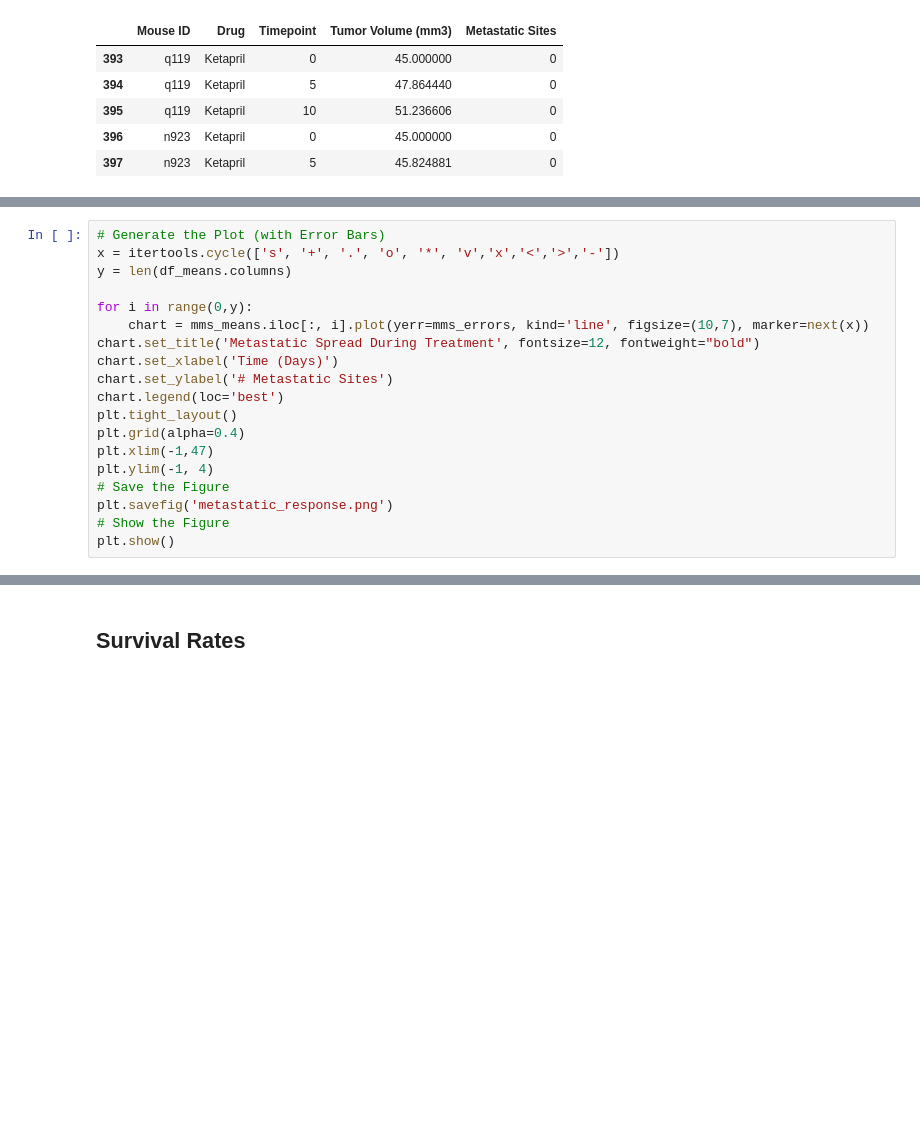
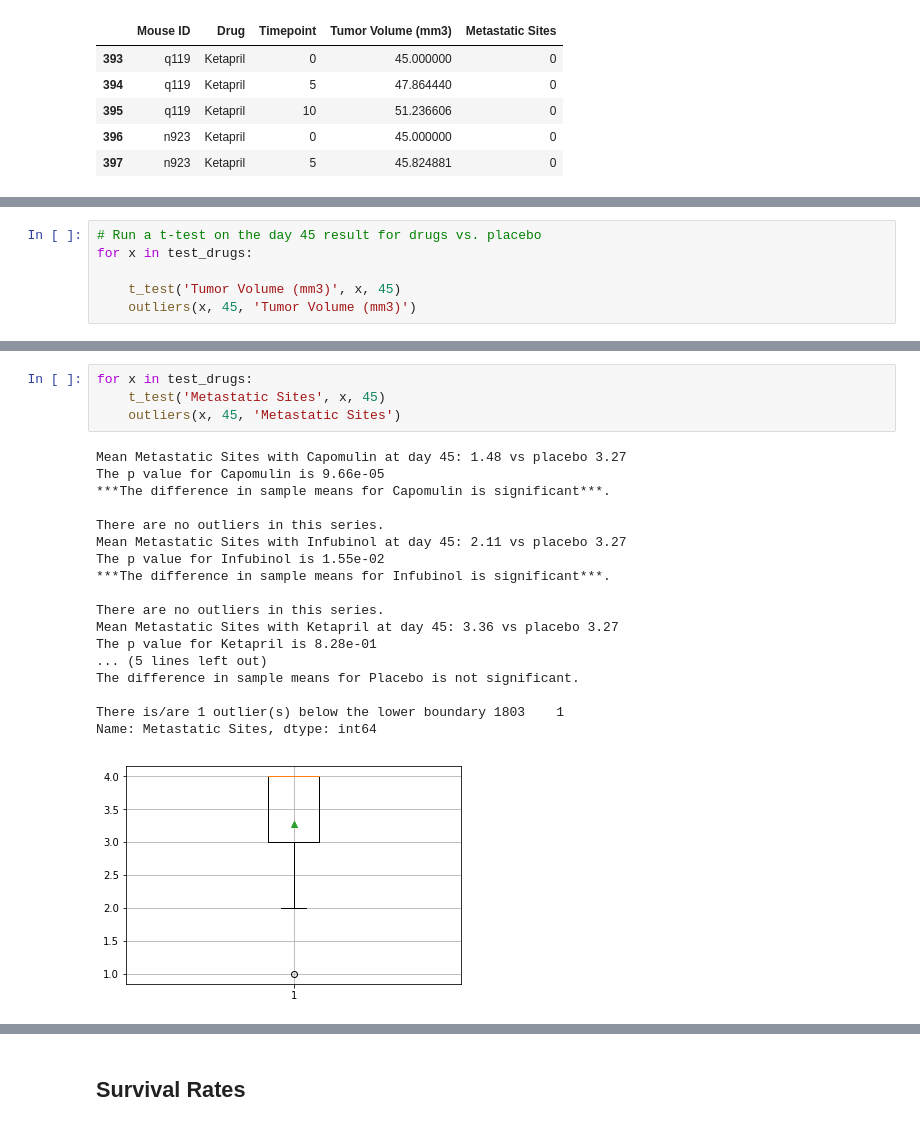
Before and after one commit to lweislo/Homework-5, a Jupyter notebook: weislo-homework5.ipynb, the cells around one changed output, grey strips where cells are left out. Cells and saved outputs as stored; diff of their text form; blank space fills up the shorter version.

```diff
--- a/weislo-homework5.ipynb
+++ b/weislo-homework5.ipynb
@@ -71,0 +140,6 @@ df_means
+# %%
+# Run a t-test on the day 45 result for drugs vs. placebo
+for x in test_drugs:
+
+    t_test('Tumor Volume (mm3)', x, 45)
+    outliers(x, 45, 'Tumor Volume (mm3)')
@@ -163,19 +207,0 @@ mms_means
-# %%
-# Generate the Plot (with Error Bars)
-x = itertools.cycle(['s', '+', '.', 'o', '*', 'v','x','<','>','-'])
-y = len(df_means.columns)
-
-for i in range(0,y):
-    chart = mms_means.iloc[:, i].plot(yerr=mms_errors, kind='line', figsize=(10,7), marker=next(x))
-chart.set_title('Metastatic Spread During Treatment', fontsize=12, fontweight="bold")
-chart.set_xlabel('Time (Days)')
-chart.set_ylabel('# Metastatic Sites')
-chart.legend(loc='best')
-plt.tight_layout()
-plt.grid(alpha=0.4)
-plt.xlim(-1,47)
-plt.ylim(-1, 4)
-# Save the Figure
-plt.savefig('metastatic_response.png')
-# Show the Figure
-plt.show()
@@ -217,0 +213,23 @@ The difference in sample means for Infubinol is significant.
+# %%
+for x in test_drugs:
+    t_test('Metastatic Sites', x, 45)
+    outliers(x, 45, 'Metastatic Sites')
+# %% [output]
+Mean Metastatic Sites with Capomulin at day 45: 1.48 vs placebo 3.27
+The p value for Capomulin is 9.66e-05
+***The difference in sample means for Capomulin is significant***.
+
+There are no outliers in this series.
+Mean Metastatic Sites with Infubinol at day 45: 2.11 vs placebo 3.27
+The p value for Infubinol is 1.55e-02
+***The difference in sample means for Infubinol is significant***.
+
+There are no outliers in this series.
+Mean Metastatic Sites with Ketapril at day 45: 3.36 vs placebo 3.27
+The p value for Ketapril is 8.28e-01
+... (5 lines left out)
+The difference in sample means for Placebo is not significant.
+
+There is/are 1 outlier(s) below the lower boundary 1803    1
+Name: Metastatic Sites, dtype: int64
+[figure, added]
```
Also changed, not shown: parts of 26 cells of this notebook, 3 other files.
